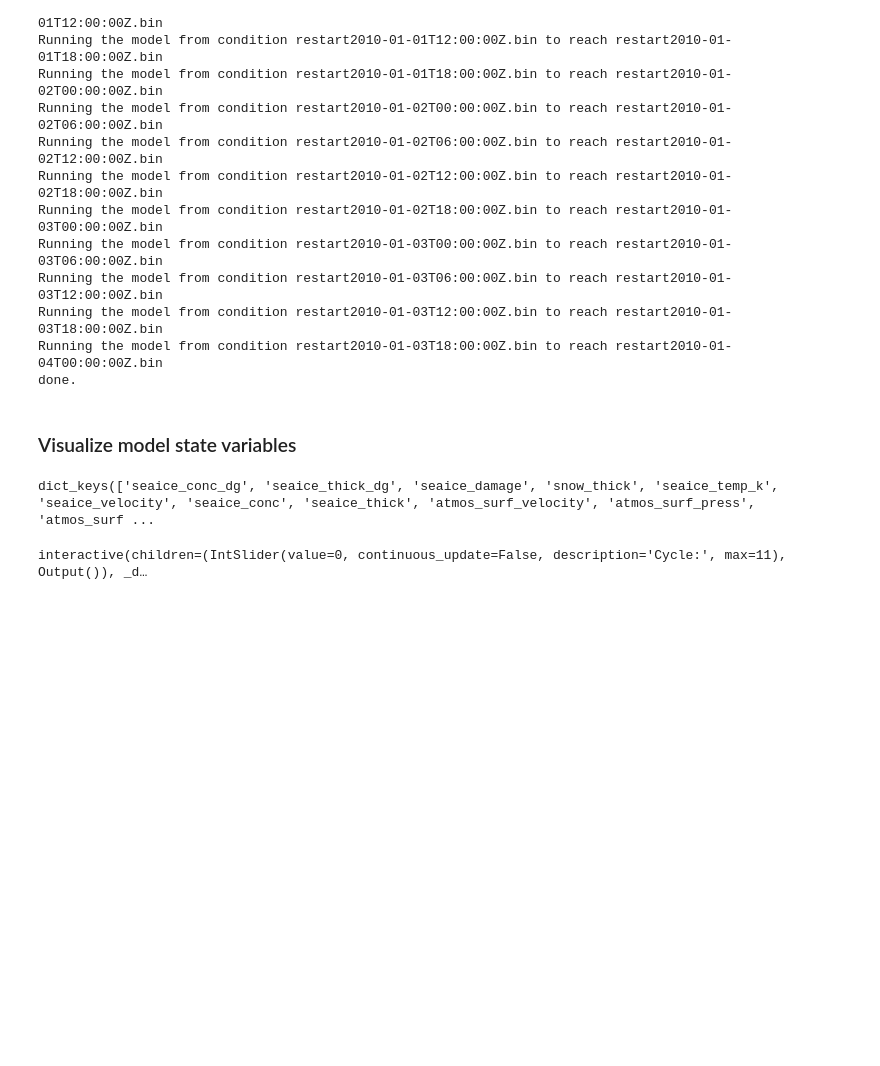
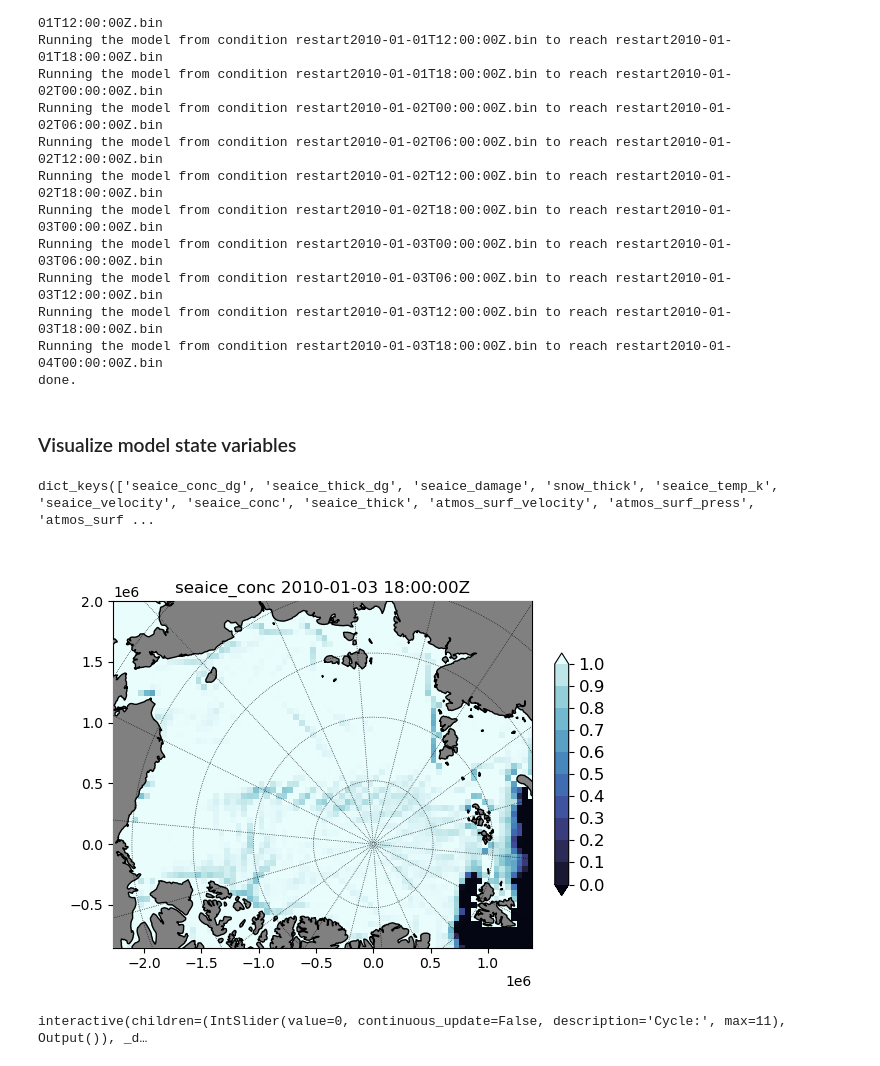
Before and after one commit to sasip-climate/notebooks-nextsim-workshop2025, a Jupyter notebook: assimilation/demo-osse.ipynb, the cells around one changed output. Cells and saved outputs as stored; diff of their text form; code cells hidden in the pictures; blank space fills up the shorter version.

Commit message:
improve preview of interactive plots

```diff
--- a/assimilation/demo-osse.ipynb
+++ b/assimilation/demo-osse.ipynb
@@ -236,21 +236,26 @@ cmap = 'Reds'
 # %%
 for n in range(ncycle):
     time = c.time_start + n * c.cycle_period * timedelta(hours=1)
     fld = model.read_var(path=model.truth_dir, time=time, name=vname)
 
     fig, ax = plt.subplots(1,1,figsize=(6,4.5))
 
     if model.variables[vname]['is_vector']:
         model.grid.plot_field(ax, np.hypot(fld[0], fld[1]), vmin, vmax, cmap=cmap)
         model.grid.plot_vectors(ax, fld)
     else:
         model.grid.plot_field(ax, fld, vmin, vmax, cmap=cmap)
     add_colorbar(fig, ax, cmap, vmin, vmax)
     model.grid.plot_land(ax, color='gray')
     ax.set_title(f"{vname} {time:%Y-%m-%d %H:%M:%SZ}")
 
     plt.savefig(os.path.join(model.truth_dir, f"{vname}_{time:%Y-%m-%dT%H:%M:%SZ}.png"))
     plt.close()
+
+# show the last image
+display(Image(os.path.join(model.truth_dir, f"{vname}_{time:%Y-%m-%dT%H:%M:%SZ}.png")))
+# %% [output]
+[figure, added]
 # %%
 # view figures
 slider_cycle = widgets.IntSlider(
```
Also changed, not shown: parts of 4 cells of this notebook.
